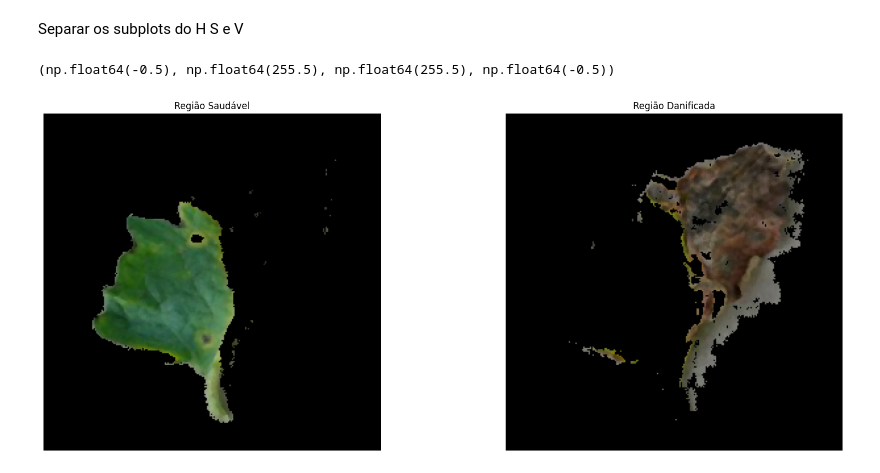
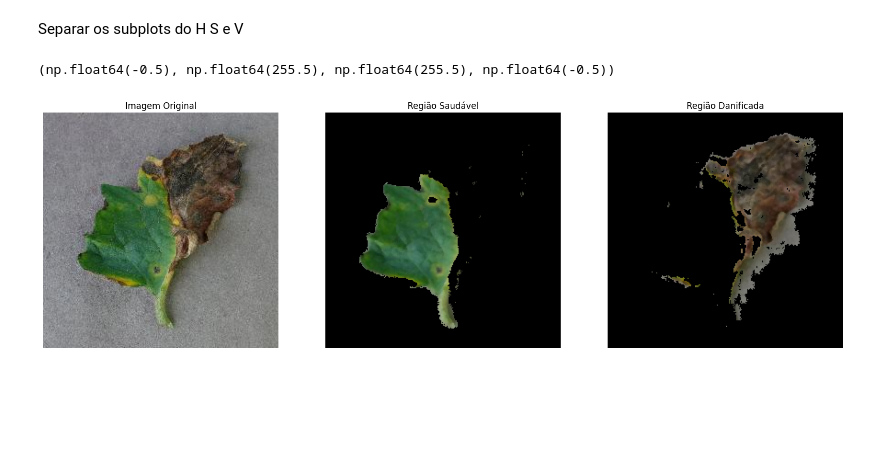
Before and after one commit to GabrielAraujo23/T896_N35AB_GABRIEL_ARAUJO, a Jupyter notebook: Projeto3/Projeto3.ipynb, the cells around one changed output. Cells and saved outputs as stored; diff of their text form; code cells hidden in the pictures; blank space fills up the shorter version.

```diff
--- a/Projeto3/Projeto3.ipynb
+++ b/Projeto3/Projeto3.ipynb
@@ -56,14 +56,18 @@ parte_escura = cv2.bitwise_and(imagem_mediana, imagem_mediana, mask=mascara_escu
 Separar os subplots do H S e V
 # %%
 plt.figure(figsize=(20,8))
-plt.subplot(1, 2, 1)
+plt.subplot(1, 3, 1)
+plt.imshow(imagem_original_rgb)
+plt.title('Imagem Original')
+plt.axis('off')
+plt.subplot(1, 3, 2)
 plt.imshow(parte_verde)
 plt.title('Região Saudável')
 plt.axis('off')
-plt.subplot(1, 2, 2)
+plt.subplot(1, 3, 3)
 plt.imshow(parte_escura)
 plt.title('Região Danificada')
 plt.axis('off')
 # %% [output]
 (np.float64(-0.5), np.float64(255.5), np.float64(255.5), np.float64(-0.5))
-[figure, old version]
+[figure, new version]
```
